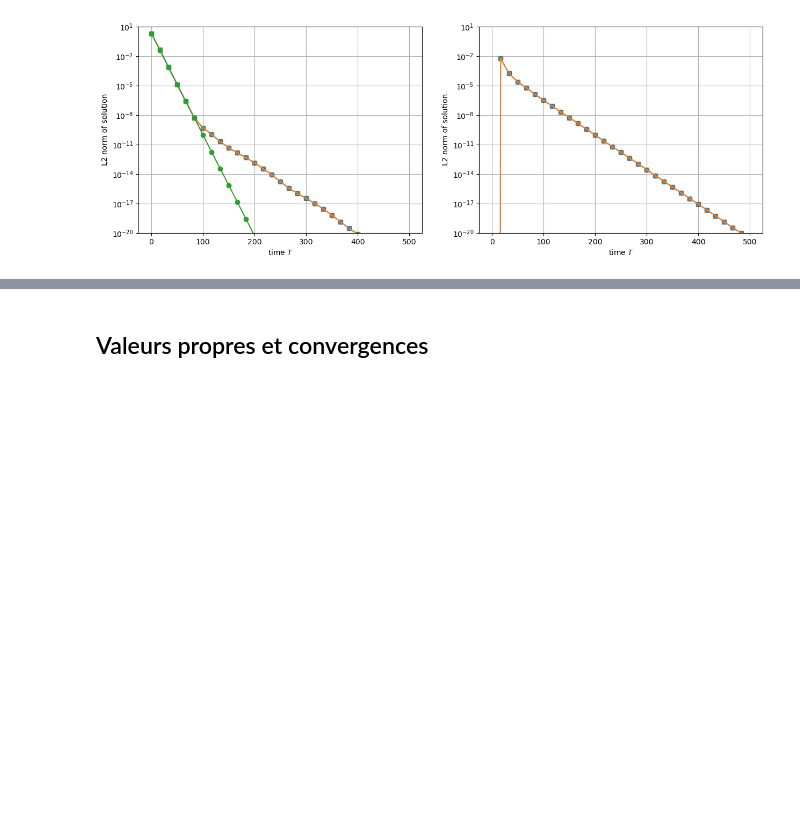
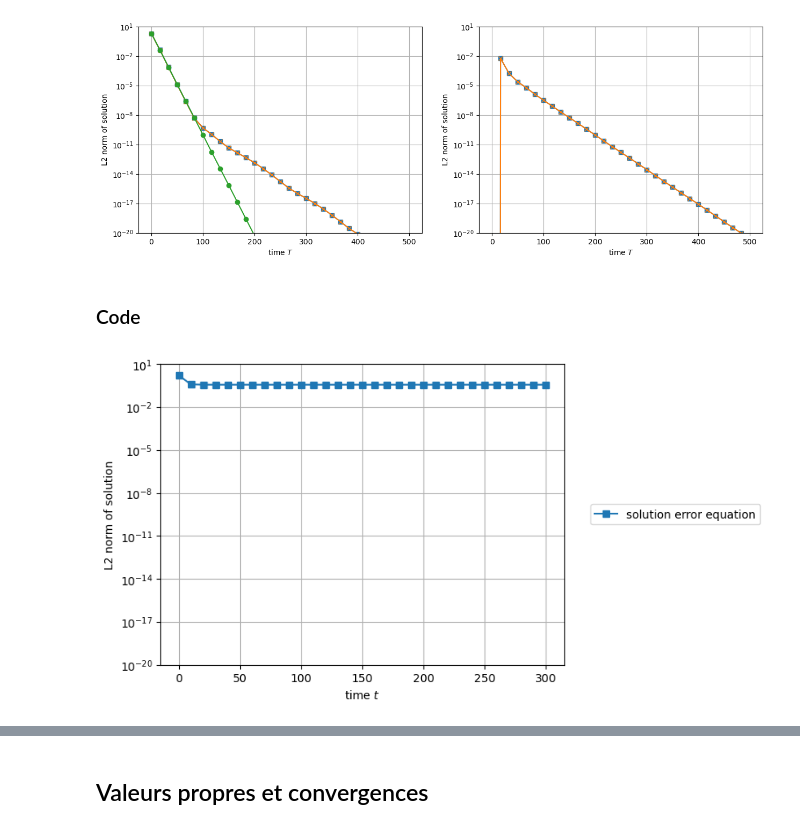
Before and after one commit to lucas-perrin/LWW_Assim, a Jupyter notebook: python_code/main_notebook.ipynb, the cells around one changed output, grey strips where cells are left out. Drawn from its saved outputs; the diff is of its cells as text; code cells hidden in the pictures; blank space fills up the shorter version.

Commit message:
ajout d'autre graphs notamment pour la présentation ALOWAPP

```diff
--- a/python_code/main_notebook.ipynb
+++ b/python_code/main_notebook.ipynb
@@ -553,3 +553,23 @@ ax2.set_ylabel(r'L2 norm of solution')
 tikzplotlib.save("lww_obs_conv_lf_hf_ini_sinus&cosinus.tex")
 # %% [output]
 [figure]
+# %% [markdown]
+### Code
+# %%
+steps = tspan.shape[0]//30
+plt.semilogy(tspan[::steps],np.linalg.norm(fX_sol_EE_fA_mix[0:,::steps],2,axis=0),'-s',label=r"solution error equation")
+#plt.semilogy(tspan[::steps],np.linalg.norm(fX_sol_EE_fA_mod_nm_mix[0:,::steps],2,axis=0),'-d',label=r"solution w/ proj $\Pi_{\perp 0}$")
+#plt.semilogy(tspan[::steps],np.linalg.norm(fX_sol_EE_fA_mod_lf_mix[0:,::steps],2,axis=0),'-o',label=r"solution w/ proj $\Pi_{\perp 0}\cdot\Pi_{LF}$")
+#plt.semilogy(tspan[::steps],np.exp(conv_fact_fA_mod_lf*tspan[::steps]),'-',label=r"theoritical convergence rate")
+#plt.semilogy(tspan[::steps],10*np.exp(conv_fact_fA*tspan[::steps]),'-',label=r"rate given by $\exp(t\cdot\max(\mathcal{R}e(\sigma(A-\widetilde{B}'))))$")
+plt.ylim([1e-20,1e1])
+#plt.title(r'convergence, condition initiale : cosinus + sin')
+plt.grid()
+plt.legend(loc='center left', bbox_to_anchor=(1.05, 0.5))
+plt.xlabel(r'time $t$')
+plt.ylabel(r'L2 norm of solution')
+plt.savefig("figures_png/prez_lww_obs_conv_ini_sinus&cosinus_basic.png")
+#tikzplotlib.save("figures_tex/lww_obs_conv_ini_sinus&cosinus.tex")
+plt.show()
+# %% [output]
+[figure, added]
```
Also changed, not shown: parts of 3 cells of this notebook, 7 other files.
